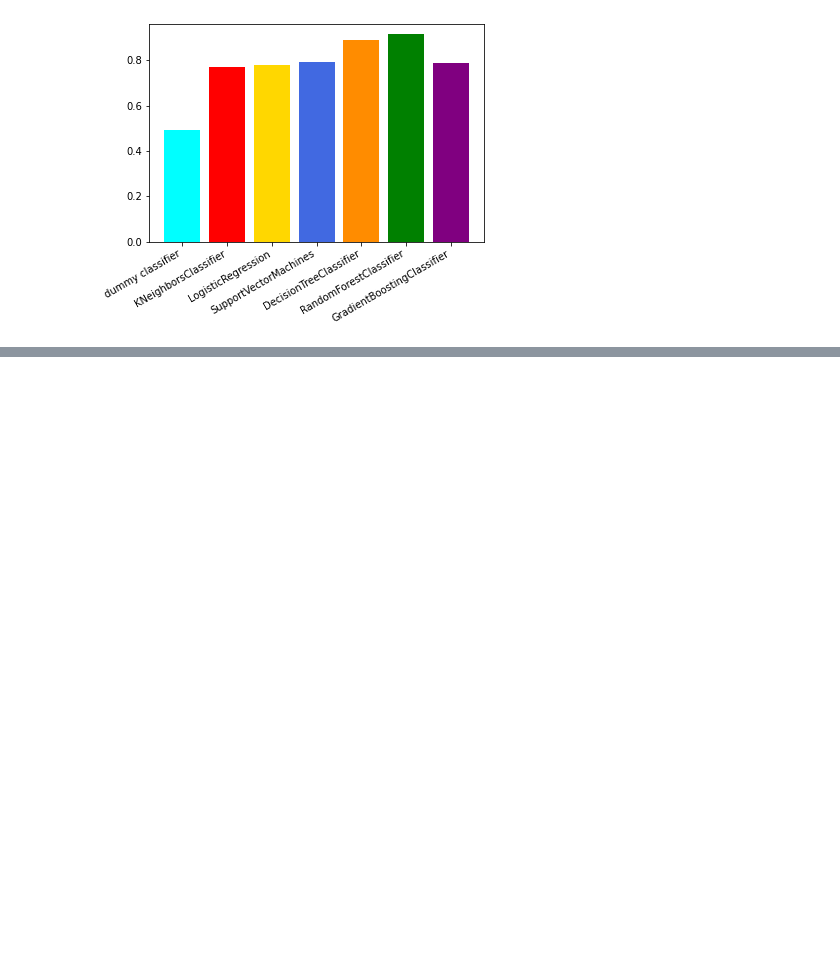
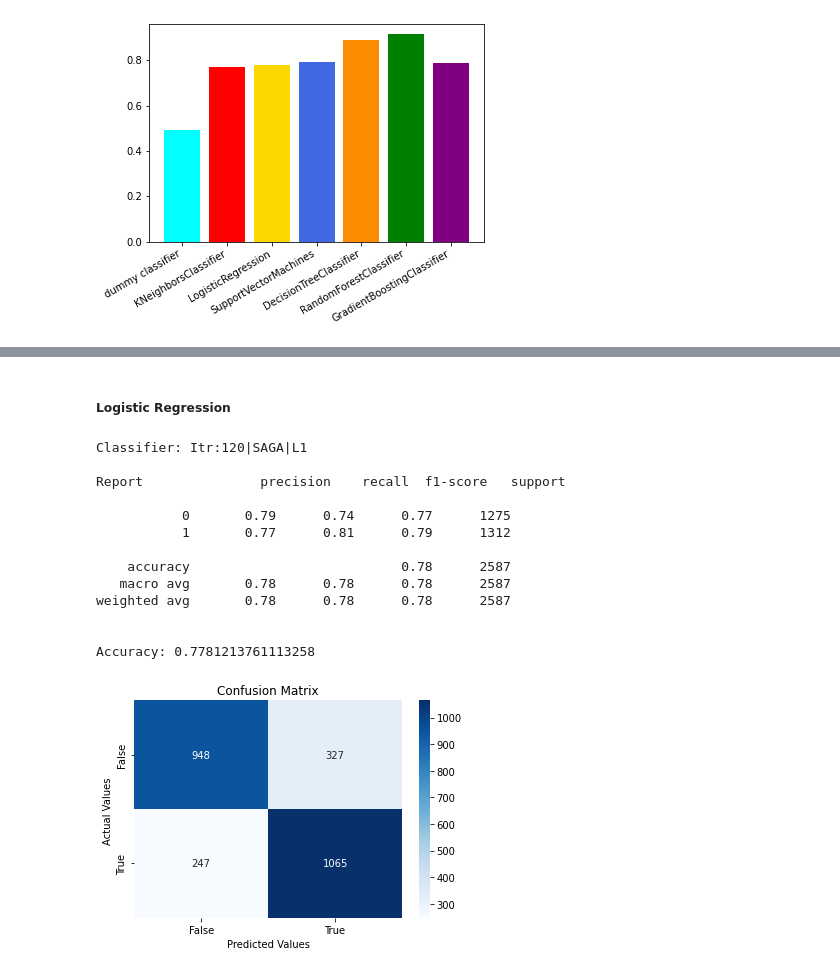
Before and after one commit to tejal04/Telco-Customer-Churn, a Jupyter notebook: Model_Customer_Churn_Prediction.ipynb, the cells around one changed output, grey strips where cells are left out. Cells and saved outputs as stored; diff of their text form; code cells hidden in the pictures; blank space fills up the shorter version.

```diff
--- a/Model_Customer_Churn_Prediction.ipynb
+++ b/Model_Customer_Churn_Prediction.ipynb
@@ -213,0 +292,21 @@ plt.show()
+# %% [markdown]
+##### Logistic Regression
+# %%
+log_results = {}
+model = LogisticRegression(random_state=seed, max_iter=120, solver='saga', penalty='l1')
+train_model("Itr:120|SAGA|L1", model, log_results)
+# %% [output]
+Classifier: Itr:120|SAGA|L1
+
+Report               precision    recall  f1-score   support
+
+           0       0.79      0.74      0.77      1275
+           1       0.77      0.81      0.79      1312
+
+    accuracy                           0.78      2587
+   macro avg       0.78      0.78      0.78      2587
+weighted avg       0.78      0.78      0.78      2587
+
+
+Accuracy: 0.7781213761113258
+[figure, added]
```
Also changed, not shown: parts of 27 cells of this notebook.
